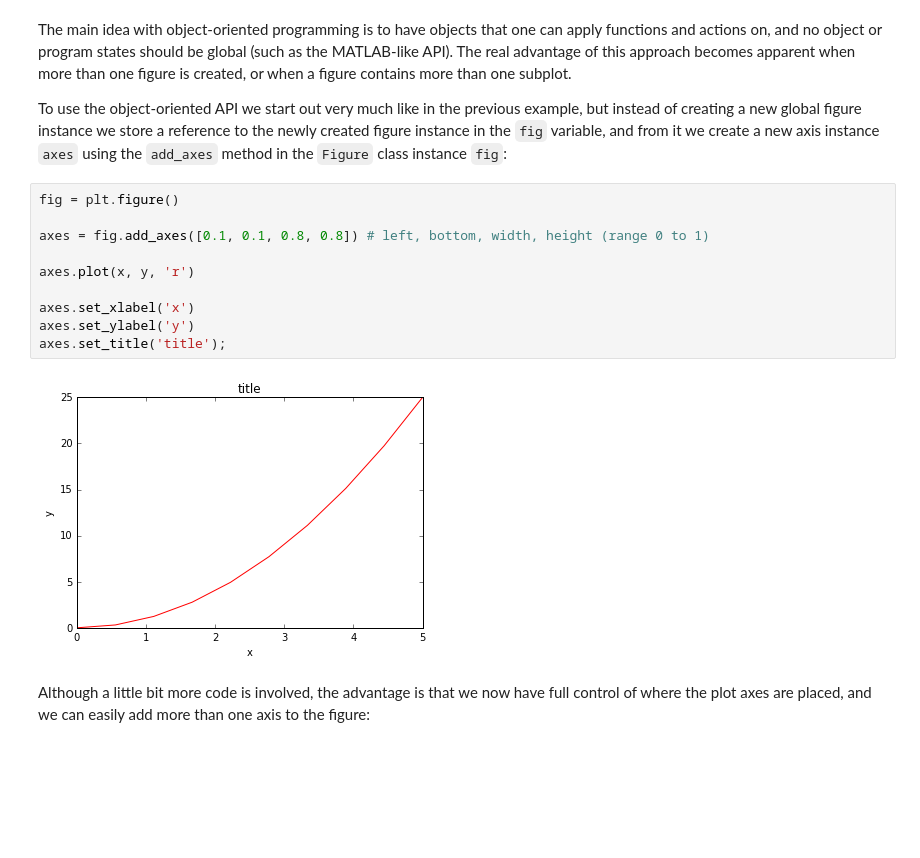
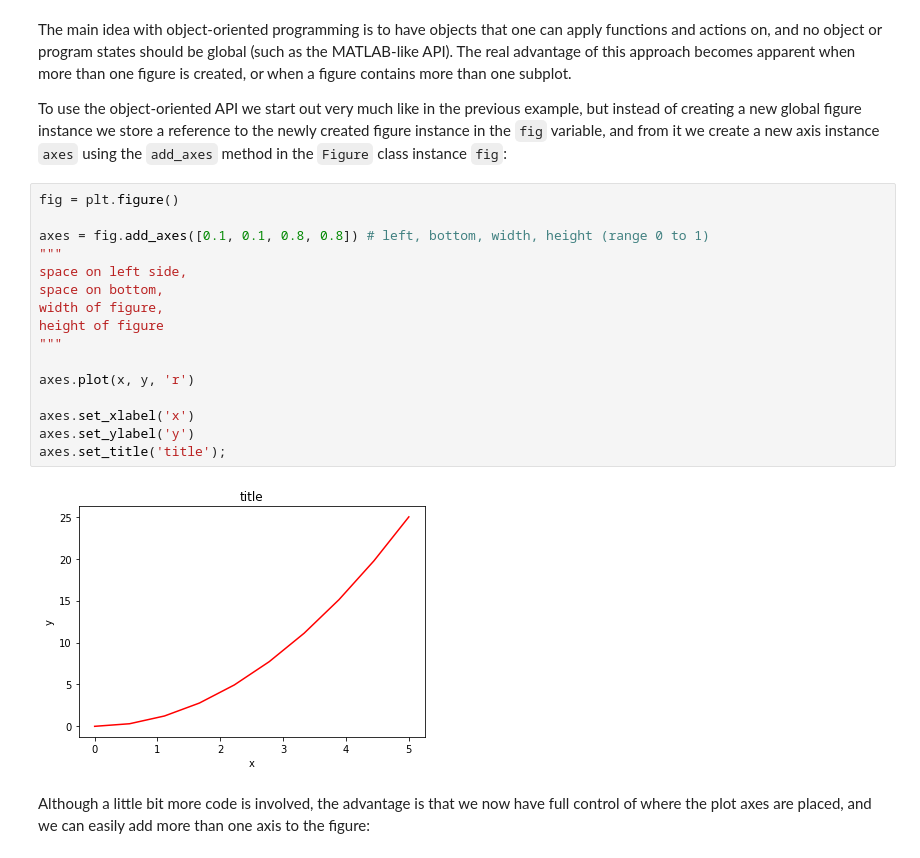
Before and after one commit to Adityajn/Machine-Learning-Algos, a Jupyter notebook: Matplotlib.ipynb, the cells around one changed output. Saved outputs shown, nothing was run; the diff lists cells and outputs as text; blank space fills up the shorter version.

```diff
--- a/Matplotlib.ipynb
+++ b/Matplotlib.ipynb
@@ -77,15 +77,21 @@ To use the object-oriented API we start out very much like in the previous examp
 # %%
 fig = plt.figure()
 
 axes = fig.add_axes([0.1, 0.1, 0.8, 0.8]) # left, bottom, width, height (range 0 to 1)
+"""
+space on left side,
+space on bottom,
+width of figure,
+height of figure
+"""
 
 axes.plot(x, y, 'r')
 
 axes.set_xlabel('x')
 axes.set_ylabel('y')
 axes.set_title('title');
 # %% [output]
-[figure, old version]
+[figure, new version]
 # %% [markdown]
 Although a little bit more code is involved, the advantage is that we now have full control of where the plot axes are placed, and we can easily add more than one axis to the figure:
 # %%
```
Also changed, not shown: parts of 8 cells of this notebook, 1 other file.
